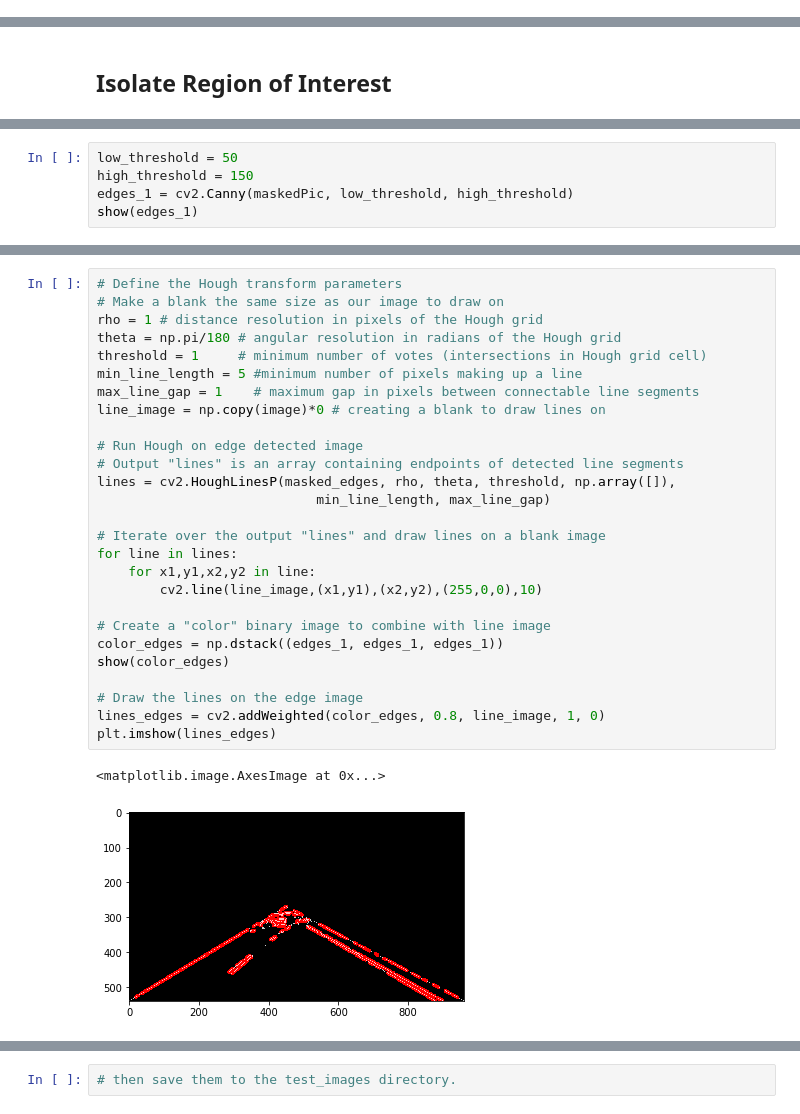
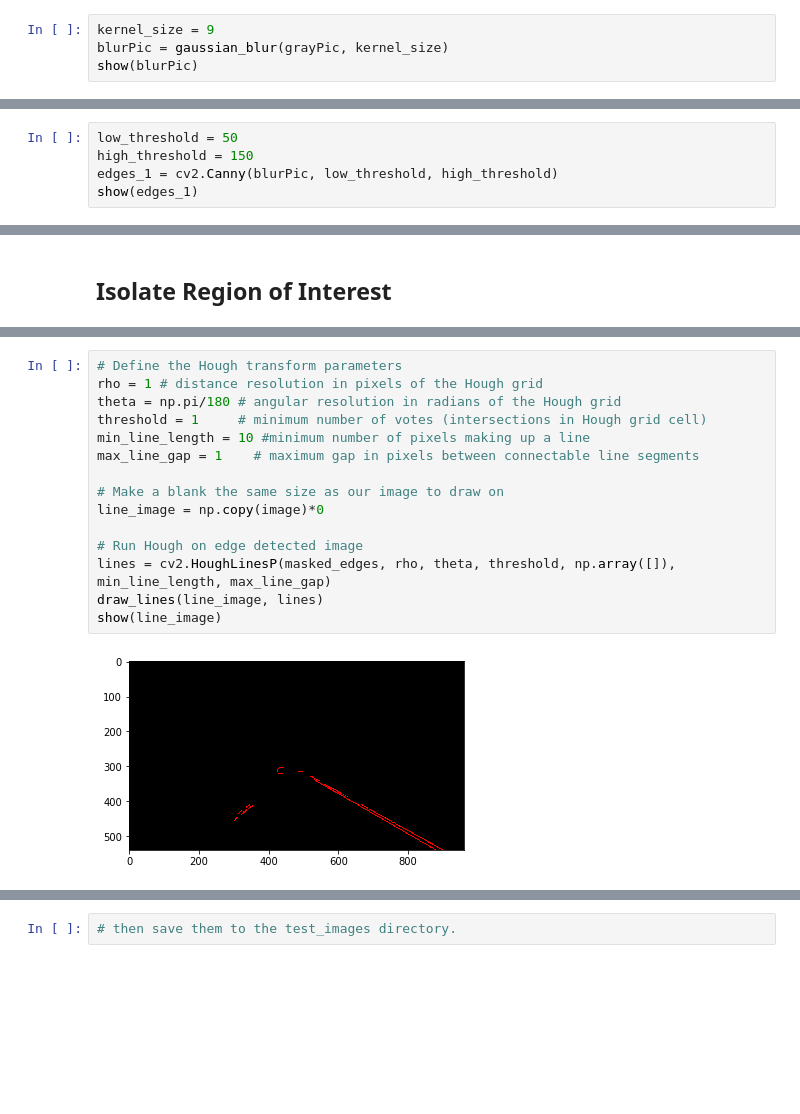
Before and after one commit to JohnMansell/P1_findingLaneLines, a Jupyter notebook: P1.ipynb, the cells around one changed output, grey strips where cells are left out. Drawn from its saved outputs; the diff is of its cells as text; blank space fills up the shorter version.

Commit message:
Changes from desktop over the weekend

```diff
--- a/P1.ipynb
+++ b/P1.ipynb
@@ -232,0 +233,4 @@ show(grayPic)
+# %%
+kernel_size = 9
+blurPic = gaussian_blur(grayPic, kernel_size)
+show(blurPic)
@@ -232,0 +241,5 @@ show(grayPic)
+# %%
+low_threshold = 50
+high_threshold = 150
+edges_1 = cv2.Canny(blurPic, low_threshold, high_threshold)
+show(edges_1)
@@ -269,5 +249,0 @@ show(blurPic)
-# %%
-low_threshold = 50
-high_threshold = 150
-edges_1 = cv2.Canny(maskedPic, low_threshold, high_threshold)
-show(edges_1)
@@ -294,30 +274,17 @@ show(masked_edges)
 # %%
 # Define the Hough transform parameters
-# Make a blank the same size as our image to draw on
 rho = 1 # distance resolution in pixels of the Hough grid
 theta = np.pi/180 # angular resolution in radians of the Hough grid
 threshold = 1     # minimum number of votes (intersections in Hough grid cell)
-min_line_length = 5 #minimum number of pixels making up a line
+min_line_length = 10 #minimum number of pixels making up a line
 max_line_gap = 1    # maximum gap in pixels between connectable line segments
-line_image = np.copy(image)*0 # creating a blank to draw lines on
+
+# Make a blank the same size as our image to draw on
+line_image = np.copy(image)*0
 
 # Run Hough on edge detected image
-# Output "lines" is an array containing endpoints of detected line segments
-lines = cv2.HoughLinesP(masked_edges, rho, theta, threshold, np.array([]),
-                            min_line_length, max_line_gap)
-
-# Iterate over the output "lines" and draw lines on a blank image
-for line in lines:
-    for x1,y1,x2,y2 in line:
-        cv2.line(line_image,(x1,y1),(x2,y2),(255,0,0),10)
-
-# Create a "color" binary image to combine with line image
-color_edges = np.dstack((edges_1, edges_1, edges_1))
-show(color_edges)
-
-# Draw the lines on the edge image
-lines_edges = cv2.addWeighted(color_edges, 0.8, line_image, 1, 0)
-plt.imshow(lines_edges)
+lines = cv2.HoughLinesP(masked_edges, rho, theta, threshold, np.array([]), min_line_length, max_line_gap)
+draw_lines(line_image, lines)
+show(line_image)
 # %% [output]
-<matplotlib.image.AxesImage at 0x...>
-[figure, old version]
+[figure, new version]
```
Also changed, not shown: parts of 17 cells of this notebook.
